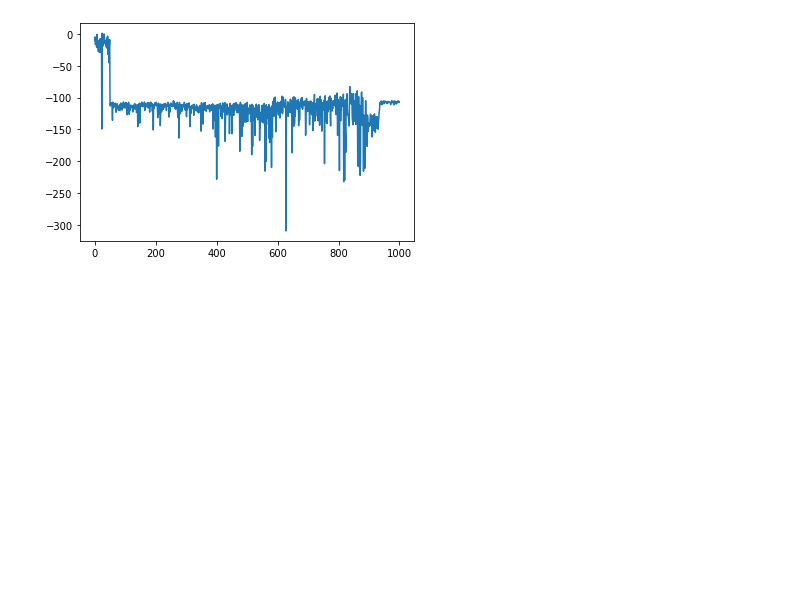
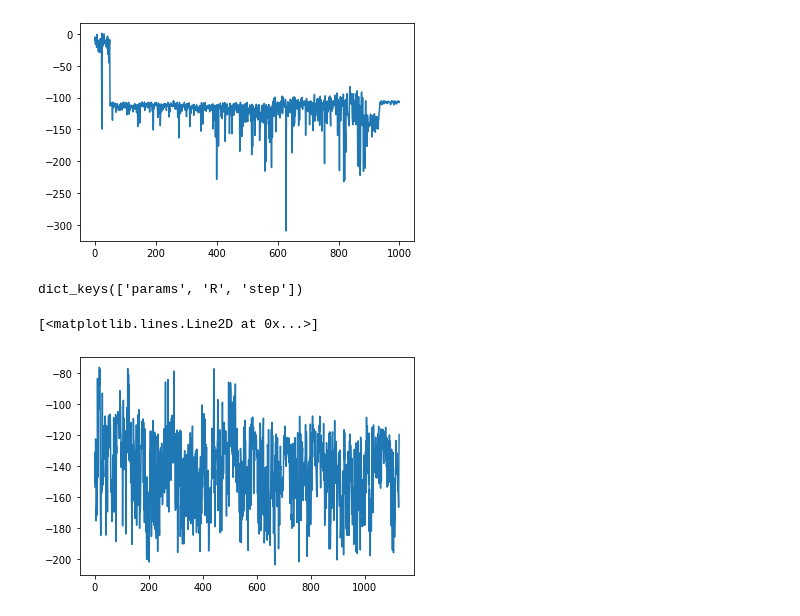
Before and after one commit to strath-ace/smart-ml, a Jupyter notebook: Gaudet-Lander/run_qnet_nb.ipynb, the cells around one changed output. Cells and saved outputs as stored; diff of their text form; code cells hidden in the pictures; blank space fills up the shorter version.

```diff
--- a/Gaudet-Lander/run_qnet_nb.ipynb
+++ b/Gaudet-Lander/run_qnet_nb.ipynb
@@ -96,5 +97,16 @@ plt.plot(R_ep)
 [<matplotlib.lines.Line2D at 0x...>]
 [figure]
 # %%
-import pickle
-asdf = pickle.load(open('test_file.pkl','rb'))
+asdf = pickle.load(open('test_qlearn_11_3.pkl','rb'))
+# %%
+asdf.keys()
+# %% [output]
+dict_keys(['params', 'R', 'step'])
+# %%
+r_avg = [np.mean(r) for r in asdf['R']]
+r_max = [np.max(r) for r in asdf['R']]
+# %%
+plt.plot(r_avg)
+# %% [output]
+[<matplotlib.lines.Line2D at 0x...>]
+[figure, added]
```
Also changed, not shown: parts of 1 cell of this notebook.
